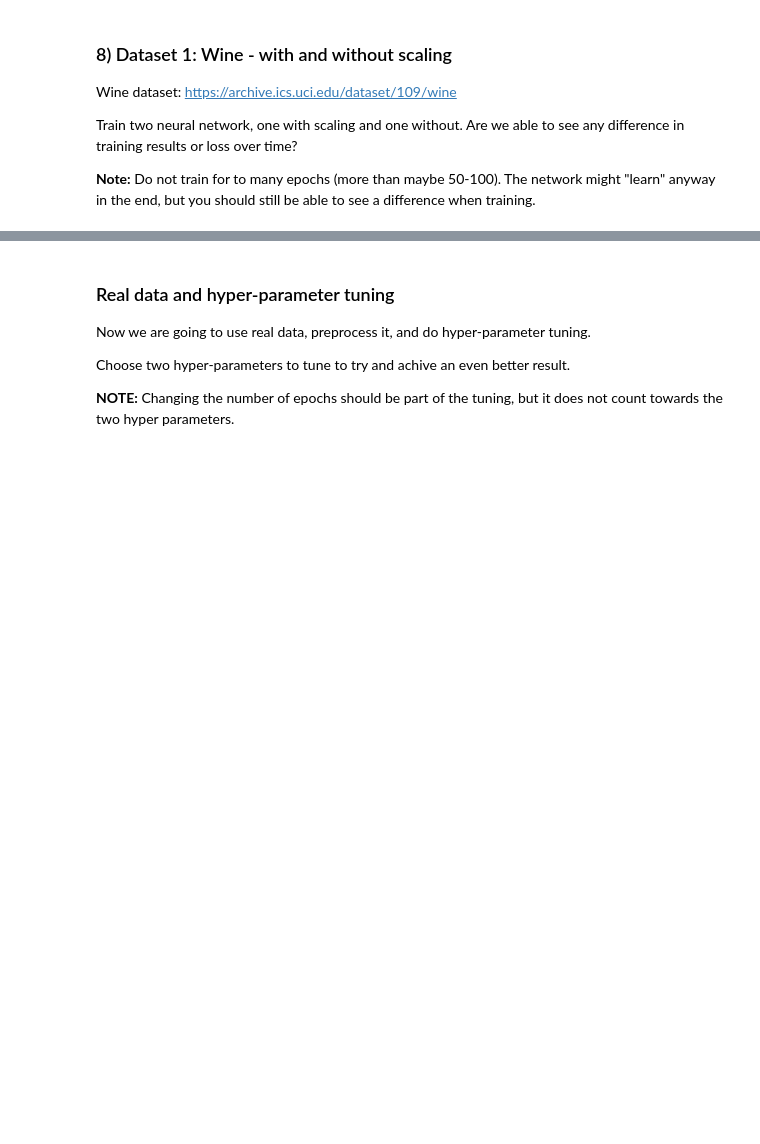
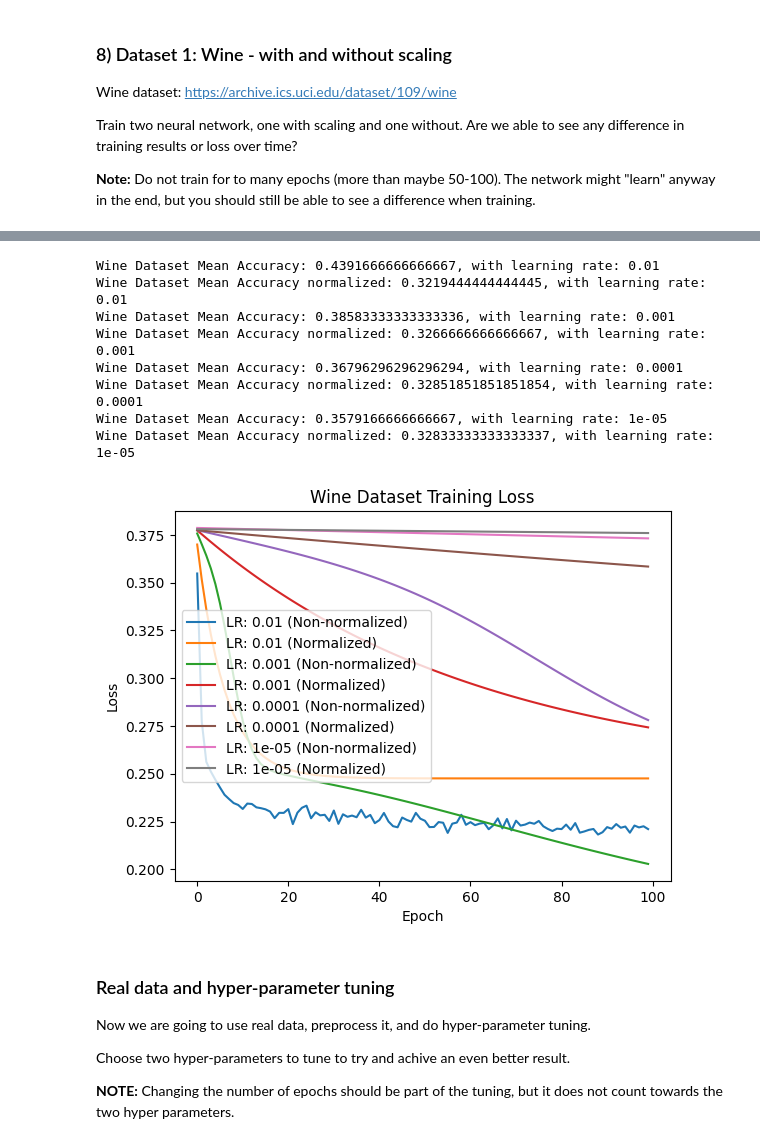
Before and after one commit to JoelScarinius/Neural_Network, a Jupyter notebook: ML-Assignment_3_Alexander_Forsanker.ipynb, the cells around one changed output, grey strips where cells are left out. Saved outputs shown, nothing was run; the diff lists cells and outputs as text; code cells hidden in the pictures; blank space fills up the shorter version.

```diff
--- a/ML-Assignment_3_Alexander_Forsanker.ipynb
+++ b/ML-Assignment_3_Alexander_Forsanker.ipynb
@@ -350,3 +349,80 @@ Wine Dataset Accuracy: 0.4166666666666667
+# %%
+import numpy as np
+import pandas as pd
+from sklearn import preprocessing
+from sklearn.model_selection import train_test_split
+from sklearn.metrics import accuracy_score
+import matplotlib.pyplot as plt
+
+# Load the data
+data_wine = pd.read_csv("wine.csv", skiprows=[1]).to_numpy()
+
+# Normalize the input data
+X = data_wine[:, :-1]
+y = data_wine[:, -1]
+
+accuracies = []
+accuracies_normalized = []
+losses_dict = {}
+
+learning_rates = [1e-2, 1e-3, 1e-4, 1e-5]
+
+for lr in learning_rates:
+    losses_list = []
+    losses_list_norm = []
+    for _ in range(100):
+        X_train, X_test, y_train, y_test = train_test_split(X, y, test_size=0.2)
+
+        encoder = preprocessing.OneHotEncoder(sparse_output=False)
+        y_train = encoder.fit_transform(y_train.reshape(-1, 1))
+        y_test = encoder.transform(y_test.reshape(-1, 1))
+
+        input_dimension = X_train.shape[1]
+        output_dim = y_train.shape[1]
+        neurons = [18, 12]
+        nn_wine = NeuralNet(input_dimension, output_dim, neurons)
+        losses_wine = nn_wine.train_net(X_train, y_train, batch_size=32, epochs=100, learning_rate=lr)
+        y_pred = np.round(nn_wine.forward(X_test))
+        accuracy = accuracy_score(y_test.argmax(axis=1), y_pred.argmax(axis=1))
+        accuracies.append(accuracy)
+        losses_list.append(losses_wine)
+
+        X_train_norm = preprocessing.normalize(X_train)
+        X_test_norm = preprocessing.normalize(X_test)
+
+        nn_wine_norm = NeuralNet(input_dimension, output_dim, neurons)
+        losses_wine_norm = nn_wine_norm.train_net(X_train_norm, y_train, batch_size=32, epochs=100, learning_rate=lr)
+        y_pred_norm = np.round(nn_wine_norm.forward(X_test_norm))
+        accuracy_norm = accuracy_score(y_test.argmax(axis=1), y_pred_norm.argmax(axis=1))
+        accuracies_normalized.append(accuracy_norm)
+        losses_list_norm.append(losses_wine_norm)
+
+    losses_dict[lr] = {
+        'non_normalized': np.mean(losses_list, axis=0),
+        'normalized': np.mean(losses_list_norm, axis=0)
+    }
+    print(f"Wine Dataset Mean Accuracy: {np.mean(accuracies)}, with learning rate: {lr}")
+    print(f"Wine Dataset Mean Accuracy normalized: {np.mean(accuracies_normalized)}, with learning rate: {lr}")
+
+for lr, losses in losses_dict.items():
+    plt.plot(losses['non_normalized'], label=f'LR: {lr} (Non-normalized)')
+    plt.plot(losses['normalized'], label=f'LR: {lr} (Normalized)')
+
+plt.title("Wine Dataset Training Loss")
+plt.xlabel("Epoch")
+plt.ylabel("Loss")
+plt.legend()
+plt.show()
+# %% [output]
+Wine Dataset Mean Accuracy: 0.4391666666666667, with learning rate: 0.01
+Wine Dataset Mean Accuracy normalized: 0.3219444444444445, with learning rate: 0.01
+Wine Dataset Mean Accuracy: 0.38583333333333336, with learning rate: 0.001
+Wine Dataset Mean Accuracy normalized: 0.3266666666666667, with learning rate: 0.001
+Wine Dataset Mean Accuracy: 0.36796296296296294, with learning rate: 0.0001
+Wine Dataset Mean Accuracy normalized: 0.32851851851851854, with learning rate: 0.0001
+Wine Dataset Mean Accuracy: 0.3579166666666667, with learning rate: 1e-05
+Wine Dataset Mean Accuracy normalized: 0.32833333333333337, with learning rate: 1e-05
+[figure, added]
 # %% [markdown]
 ### Real data and hyper-parameter tuning
 
```
Also changed, not shown: parts of 5 cells of this notebook.
